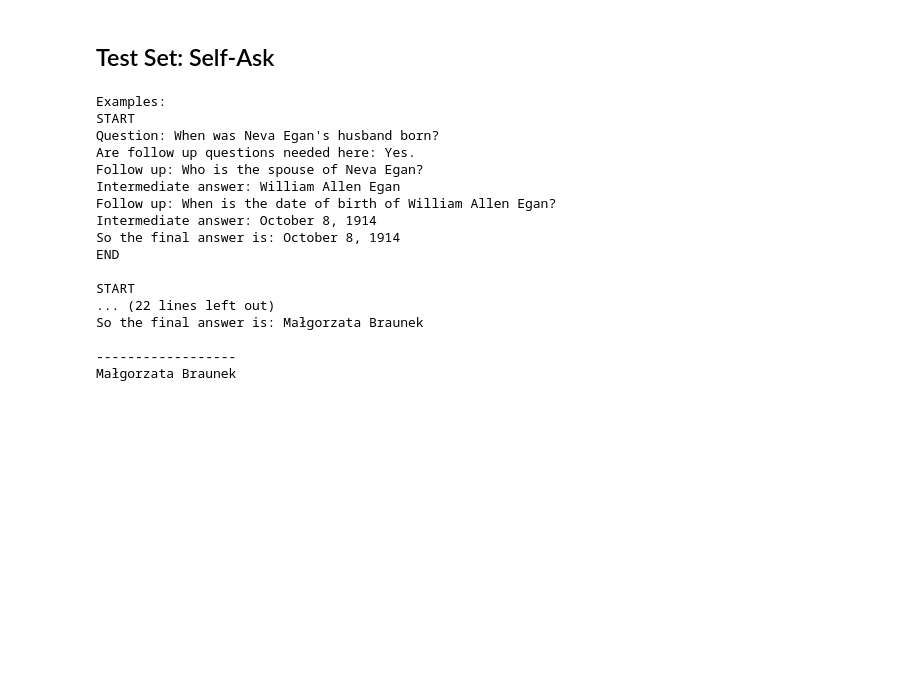
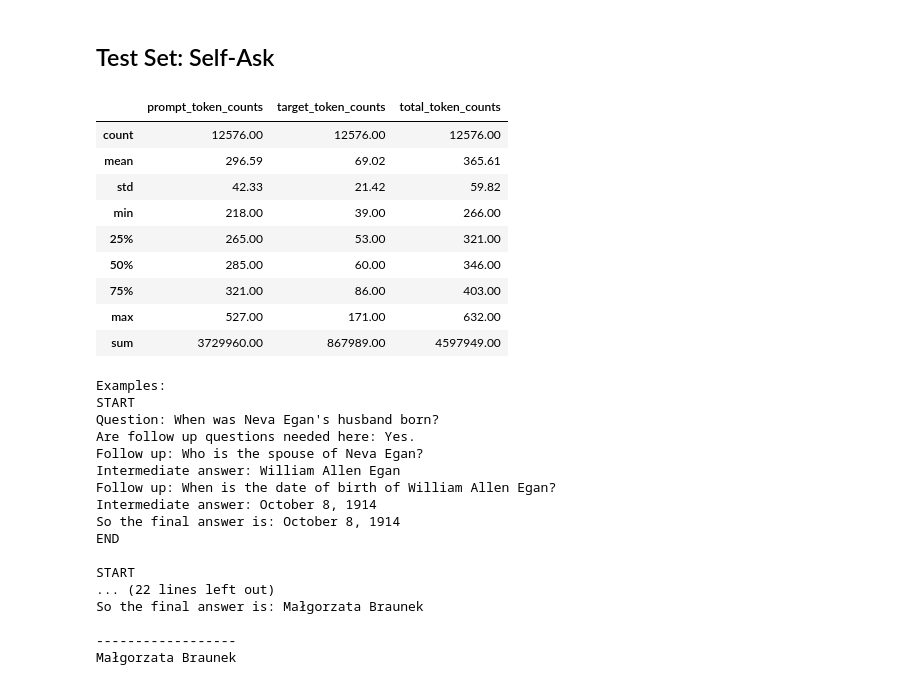
Before and after one commit to RichardMathewsII/compositional-reasoning-finetuning, a Jupyter notebook: analyze_splits.ipynb, the cells around one changed output. Saved outputs shown, nothing was run; the diff lists cells and outputs as text; code cells hidden in the pictures; blank space fills up the shorter version.

```diff
--- a/analyze_splits.ipynb
+++ b/analyze_splits.ipynb
@@ -272,6 +318,21 @@ Małgorzata Braunek
 Małgorzata Braunek
 # %% [markdown]
 ## Test Set: Self-Ask
+# %%
+self_ask_test_counts = extract_token_counts("self_ask", "test")
+self_ask_test_stats = summarize_token_counts(self_ask_test_counts)
+self_ask_test_stats
+# %% [output]
+|  | prompt_token_counts | target_token_counts | total_token_counts |
+| count | 12576.00 | 12576.00 | 12576.00 |
+| mean | 296.59 | 69.02 | 365.61 |
+| std | 42.33 | 21.42 | 59.82 |
+| min | 218.00 | 39.00 | 266.00 |
+| 25% | 265.00 | 53.00 | 321.00 |
+| 50% | 285.00 | 60.00 | 346.00 |
+| 75% | 321.00 | 86.00 | 403.00 |
+| max | 527.00 | 171.00 | 632.00 |
+| sum | 3729960.00 | 867989.00 | 4597949.00 |
 # %%
 with open("data/MultihopEvaluation/self_ask_test.json", "r") as f:
     test = json.load(f)
```
Also changed, not shown: parts of 10 cells of this notebook.
